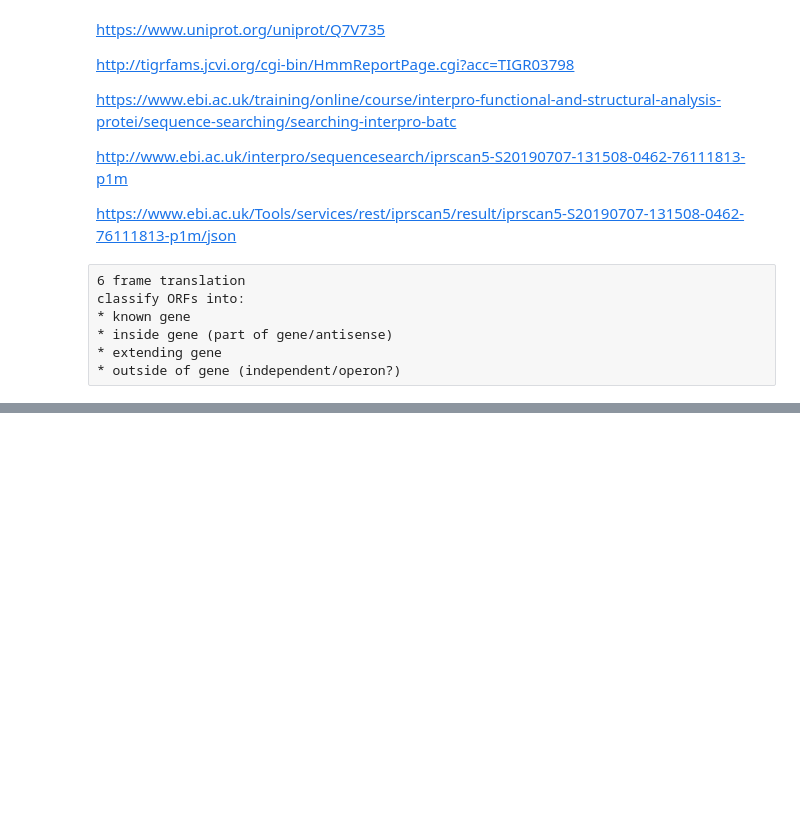
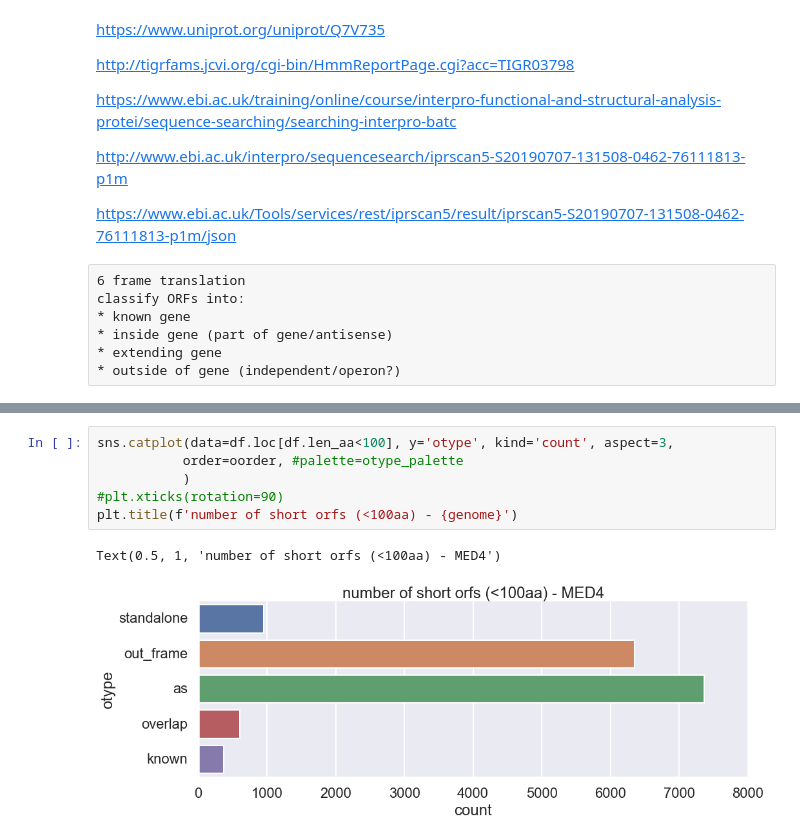
Before and after one commit to wosnat/sep, a Jupyter notebook: find orfs.ipynb, the cells around one changed output, grey strips where cells are left out. Saved outputs shown, nothing was run; the diff lists cells and outputs as text; blank space fills up the shorter version.

```diff
--- a/find orfs.ipynb
+++ b/find orfs.ipynb
@@ -174,0 +159,9 @@ df.explode('overlapping_gene_id')
+# %%
+sns.catplot(data=df.loc[df.len_aa<100], y='otype', kind='count', aspect=3,
+           order=oorder, #palette=otype_palette
+           )
+#plt.xticks(rotation=90)
+plt.title(f'number of short orfs (<100aa) - {genome}')
+# %% [output]
+Text(0.5, 1, 'number of short orfs (<100aa) - MED4')
+[figure, added]
```
Also changed, not shown: parts of 40 cells of this notebook, 2 other files.
